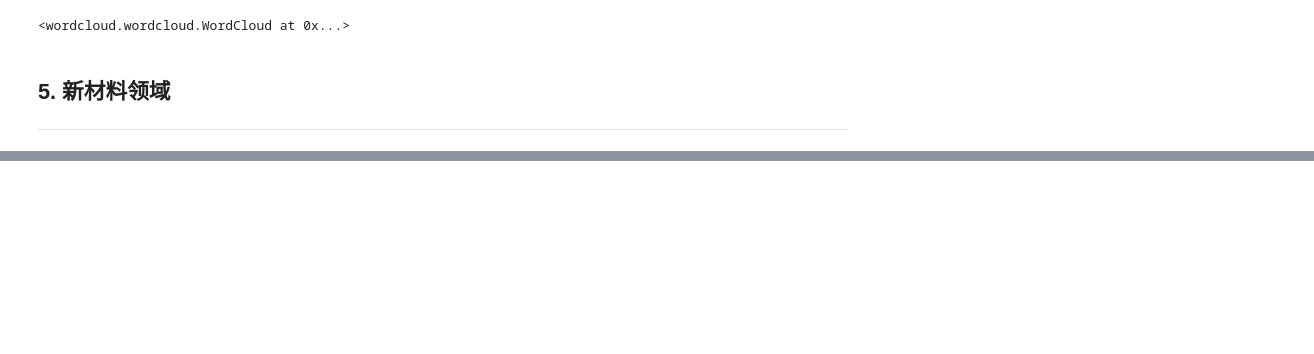
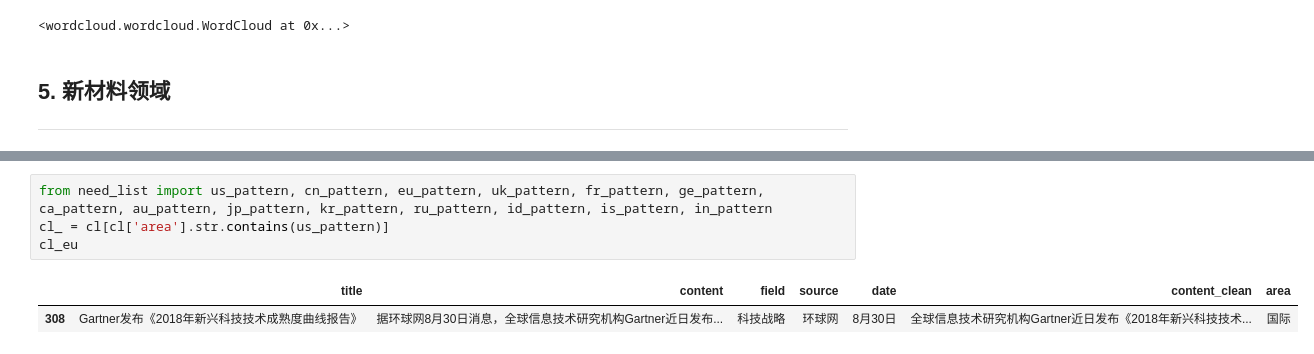
Before and after one commit to kcdyx1/monthly_techmap, a Jupyter notebook: aug_report.ipynb, the cells around one changed output, grey strips where cells are left out. Saved outputs shown, nothing was run; the diff lists cells and outputs as text; blank space fills up the shorter version.

```diff
--- a/1.ipynb
+++ b/aug_report.ipynb
@@ -405,3 +536,10 @@ wc.to_file('./4.png')
 # %% [output]
 [drawing not drawn]
 <wordcloud.wordcloud.WordCloud at 0x...>
+# %%
+from need_list import us_pattern, cn_pattern, eu_pattern, uk_pattern, fr_pattern, ge_pattern, ca_pattern, au_pattern, jp_pattern, kr_pattern, ru_pattern, id_pattern, is_pattern, in_pattern
+cl_ = cl[cl['area'].str.contains(us_pattern)]
+cl_eu
+# %% [output]
+|  | title | content | field | source | date | content_clean | area |
+| 308 | Gartner发布《2018年新兴科技技术成熟度曲线报告》 | 据环球网8月30日消息，全球信息技术研究机构Gartner近日发布... | 科技战略 | 环球网 | 8月30日 | 全球信息技术研究机构Gartner近日发布《2018年新兴科技技术... | 国际 |
```
Also changed, not shown: parts of 18 cells of this notebook, 16 other files.
